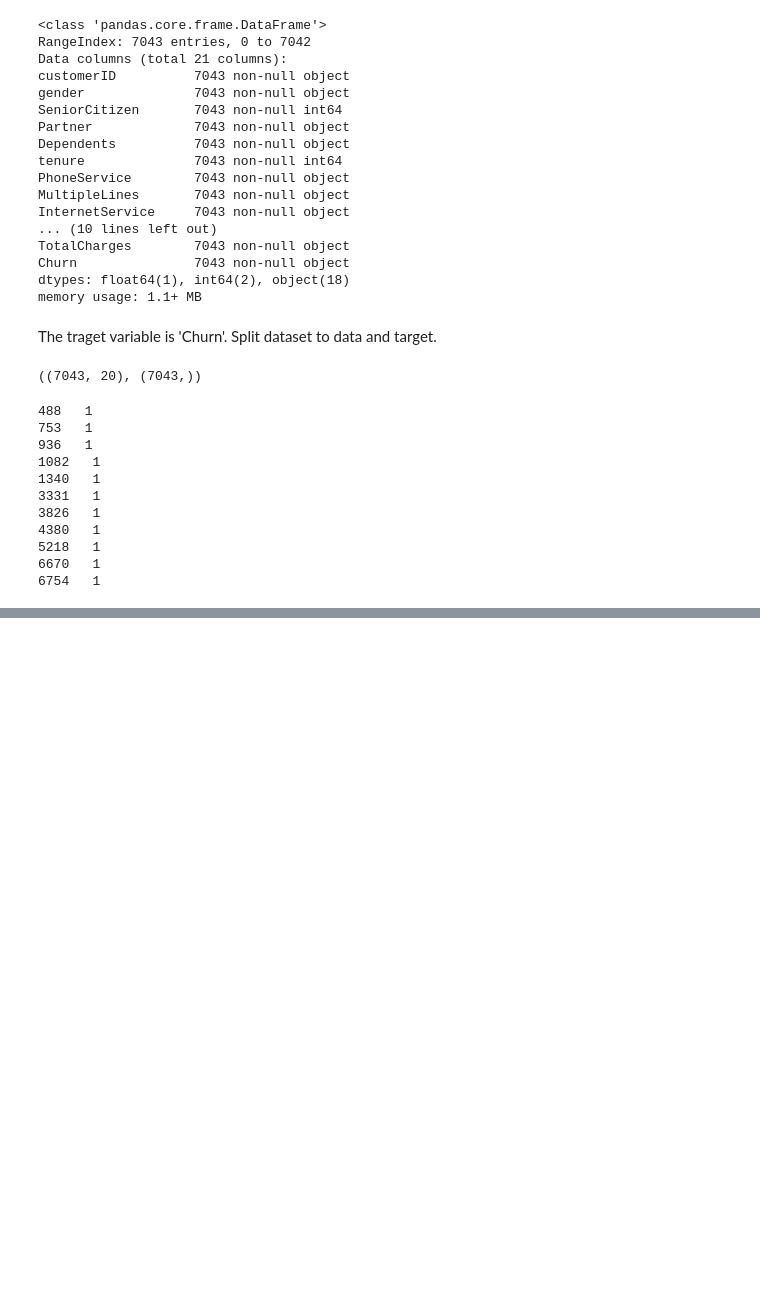
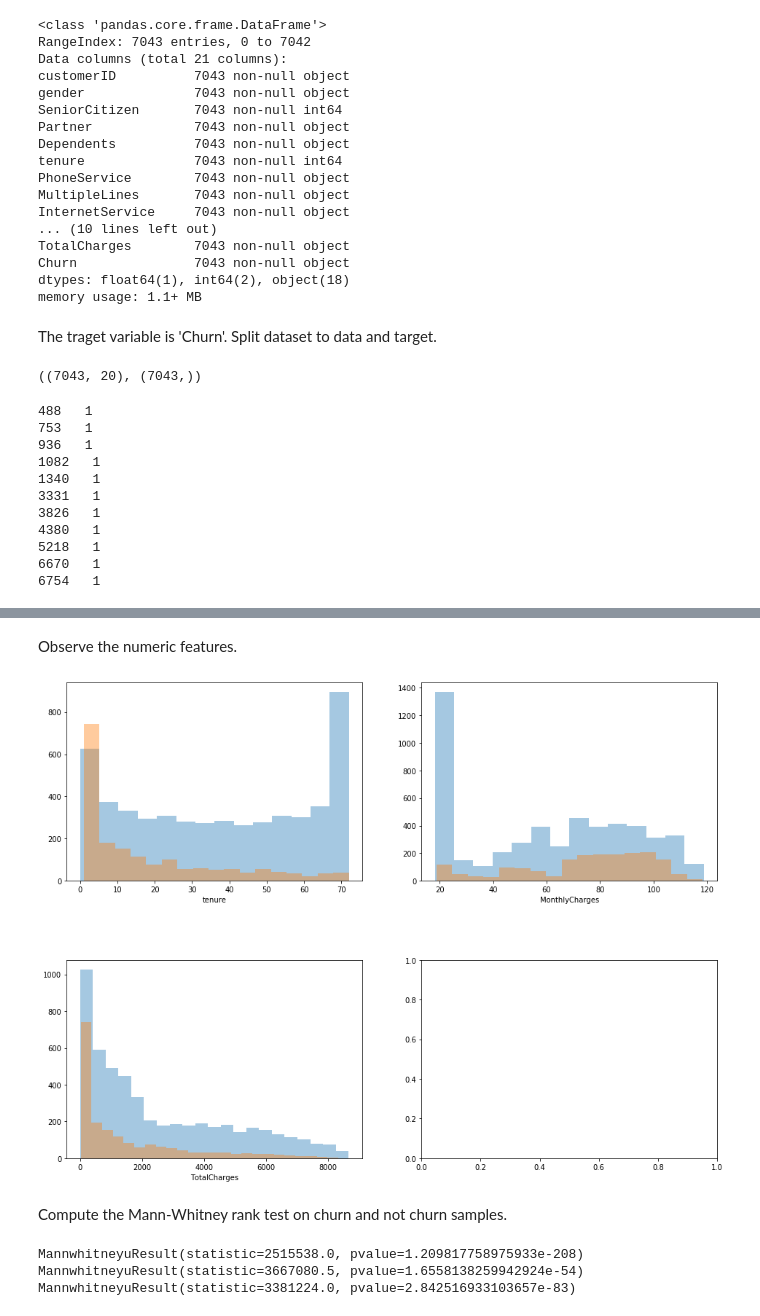
Before and after one commit to ignatl/telco_churn_kaggle_blastchar, a Jupyter notebook: telco_customer_churn.ipynb, the cells around one changed output, grey strips where cells are left out. Saved outputs shown, nothing was run; the diff lists cells and outputs as text; code cells hidden in the pictures; blank space fills up the shorter version.

```diff
--- a/telco_customer_churn.ipynb
+++ b/telco_customer_churn.ipynb
@@ -96,3 +123,26 @@ Name: Churn, dtype: int64
+# %% [markdown]
+Observe the numeric features.
+# %%
+num_features = ['tenure', 'MonthlyCharges', 'TotalCharges']
+
+n_rows = (len(num_features) + 1) // 2
+fig, axs = plt.subplots(n_rows, 2, figsize=(16, n_rows*6))
+fig.subplots_adjust(hspace=0.4)
+for feature, ax in zip(num_features, axs.flatten()):
+    sns.distplot(df[df['Churn'] == 'No'][feature], ax=ax, kde=False)
+    sns.distplot(df[df['Churn'] == 'Yes'][feature], ax=ax, kde=False)
+# %% [output]
+[figure, added]
+# %% [markdown]
+Compute the Mann-Whitney rank test on churn and not churn samples.
+# %%
+for feature in num_features:
+    print(mannwhitneyu(df[df['Churn'] == 'No'][feature],
+                       df[df['Churn'] == 'Yes'][feature]))
+# %% [output]
+MannwhitneyuResult(statistic=2515538.0, pvalue=1.209817758975933e-208)
+MannwhitneyuResult(statistic=3667080.5, pvalue=1.6558138259942924e-54)
+MannwhitneyuResult(statistic=3381224.0, pvalue=2.842516933103657e-83)
 # %% [markdown]
 ### Summary
 1. The dataset has 7043 observations and 21 features.
```
Also changed, not shown: parts of 11 cells of this notebook.
